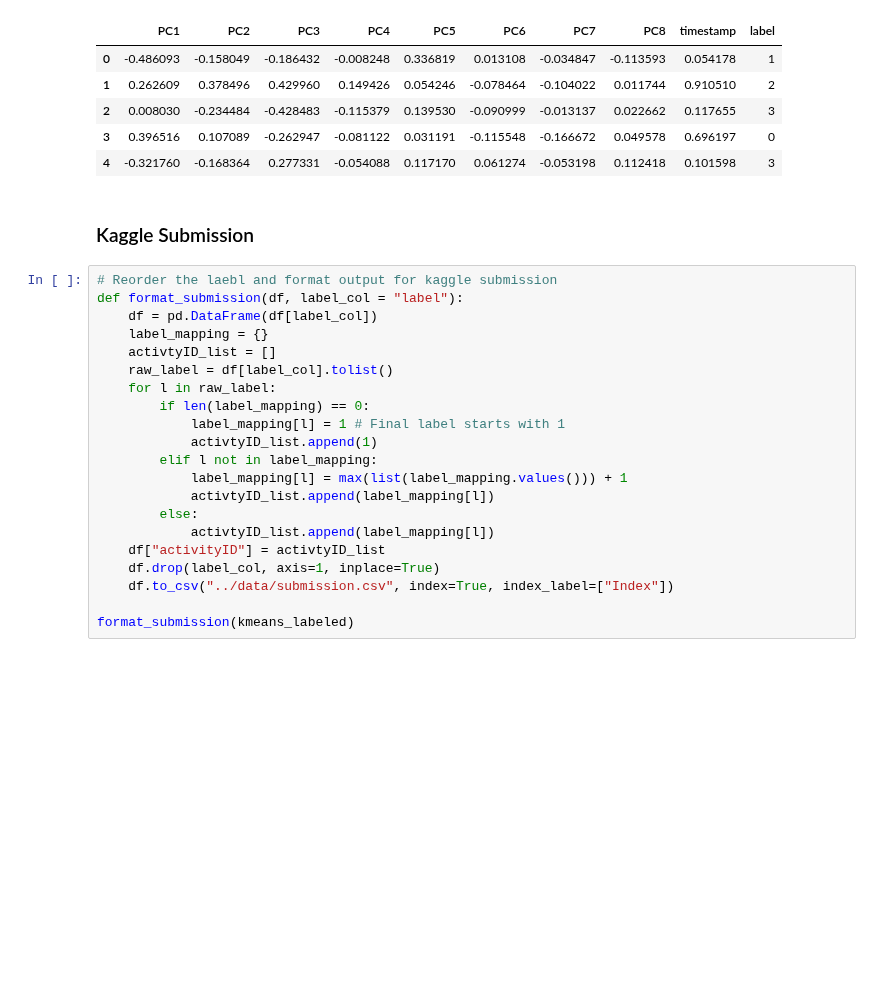
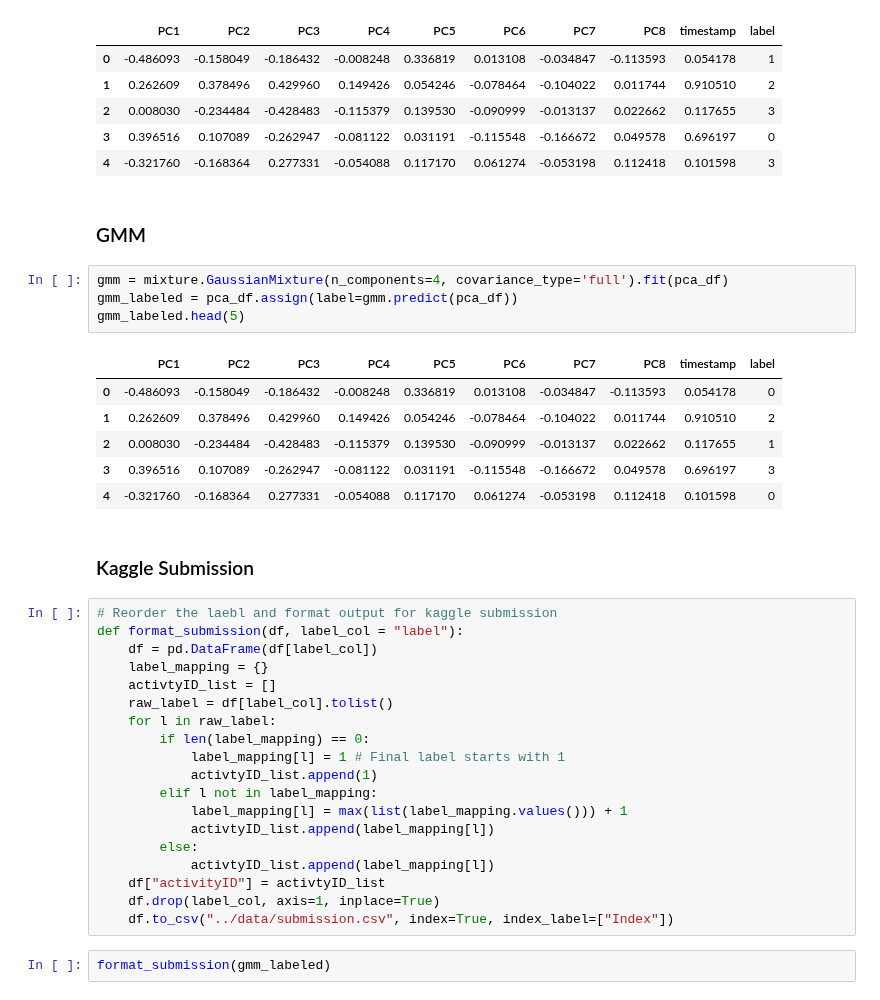
Before and after one commit to Jiarui-Chen/physical-activity-clustering, a Jupyter notebook: cluster/cluster.ipynb, the cells around one changed output. Drawn from its saved outputs; the diff is of its cells as text; blank space fills up the shorter version.

```diff
--- a/cluster/cluster.ipynb
+++ b/cluster/cluster.ipynb
@@ -89,6 +98,19 @@ kmeans_labeled.head(5)
 | 2 | 0.008030 | -0.234484 | -0.428483 | -0.115379 | 0.139530 | -0.090999 | -0.013137 | 0.022662 | 0.117655 | 3 |
 | 3 | 0.396516 | 0.107089 | -0.262947 | -0.081122 | 0.031191 | -0.115548 | -0.166672 | 0.049578 | 0.696197 | 0 |
 | 4 | -0.321760 | -0.168364 | 0.277331 | -0.054088 | 0.117170 | 0.061274 | -0.053198 | 0.112418 | 0.101598 | 3 |
+# %% [markdown]
+### GMM
+# %%
+gmm = mixture.GaussianMixture(n_components=4, covariance_type='full').fit(pca_df)
+gmm_labeled = pca_df.assign(label=gmm.predict(pca_df))
+gmm_labeled.head(5)
+# %% [output]
+|  | PC1 | PC2 | PC3 | PC4 | PC5 | PC6 | PC7 | PC8 | timestamp | label |
+| 0 | -0.486093 | -0.158049 | -0.186432 | -0.008248 | 0.336819 | 0.013108 | -0.034847 | -0.113593 | 0.054178 | 0 |
+| 1 | 0.262609 | 0.378496 | 0.429960 | 0.149426 | 0.054246 | -0.078464 | -0.104022 | 0.011744 | 0.910510 | 2 |
+| 2 | 0.008030 | -0.234484 | -0.428483 | -0.115379 | 0.139530 | -0.090999 | -0.013137 | 0.022662 | 0.117655 | 1 |
+| 3 | 0.396516 | 0.107089 | -0.262947 | -0.081122 | 0.031191 | -0.115548 | -0.166672 | 0.049578 | 0.696197 | 3 |
+| 4 | -0.321760 | -0.168364 | 0.277331 | -0.054088 | 0.117170 | 0.061274 | -0.053198 | 0.112418 | 0.101598 | 0 |
 # %% [markdown]
 ### Kaggle Submission
 # %%
@@ -110,5 +132,5 @@ def format_submission(df, label_col = "label"):
     df["activityID"] = activtyID_list
     df.drop(label_col, axis=1, inplace=True)
     df.to_csv("../data/submission.csv", index=True, index_label=["Index"])
-
-format_submission(kmeans_labeled)
+# %%
+format_submission(gmm_labeled)
```
Also changed, not shown: parts of 2 cells of this notebook.
